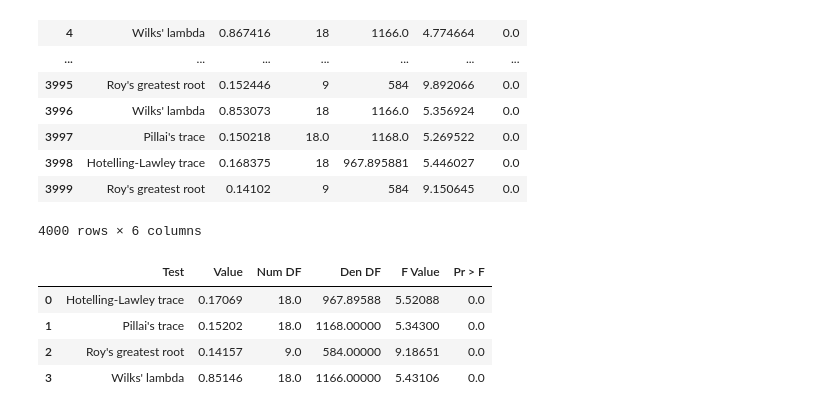
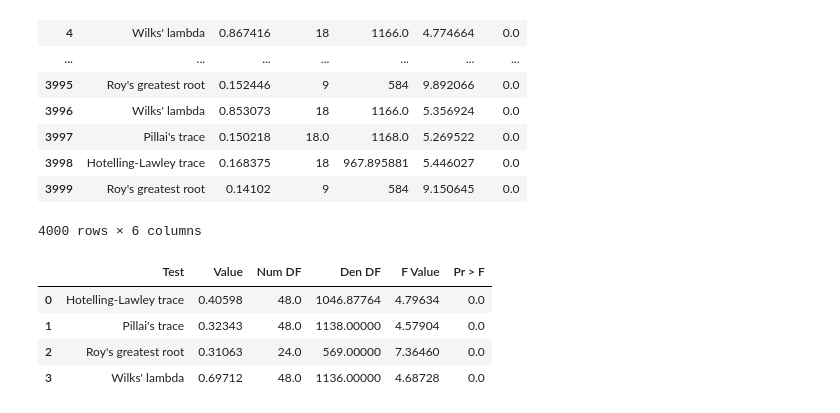
Before and after one commit to Jmartingar/Half_life, a Jupyter notebook: src/statistical_tests/manova_iter.ipynb, the cells around one changed output. Cells and saved outputs as stored; diff of their text form; code cells hidden in the pictures.

Commit message:
test estadisticos corregidos

```diff
--- a/src/statistical_tests/manova_iter.ipynb
+++ b/src/statistical_tests/manova_iter.ipynb
@@ -97,11 +97,11 @@ res_prop_list[cols] = res_prop_list[cols].apply(pd.to_numeric, errors='coerce')
 res_amino_list[cols] = res_amino_list[cols].apply(pd.to_numeric, errors='coerce')
 res_all_list[cols] = res_all_list[cols].apply(pd.to_numeric, errors='coerce')
 # %%
-promedios = res_prop_list.groupby('Test').mean(numeric_only=True).reset_index()
+promedios = res_all_list.groupby('Test').mean(numeric_only=True).reset_index()
 promedios.round(5)
 # %% [output]
 |  | Test | Value | Num DF | Den DF | F Value | Pr > F |
-| 0 | Hotelling-Lawley trace | 0.17069 | 18.0 | 967.89588 | 5.52088 | 0.0 |
-| 1 | Pillai's trace | 0.15202 | 18.0 | 1168.00000 | 5.34300 | 0.0 |
-| 2 | Roy's greatest root | 0.14157 | 9.0 | 584.00000 | 9.18651 | 0.0 |
-| 3 | Wilks' lambda | 0.85146 | 18.0 | 1166.00000 | 5.43106 | 0.0 |
+| 0 | Hotelling-Lawley trace | 0.40598 | 48.0 | 1046.87764 | 4.79634 | 0.0 |
+| 1 | Pillai's trace | 0.32343 | 48.0 | 1138.00000 | 4.57904 | 0.0 |
+| 2 | Roy's greatest root | 0.31063 | 24.0 | 569.00000 | 7.36460 | 0.0 |
+| 3 | Wilks' lambda | 0.69712 | 48.0 | 1136.00000 | 4.68728 | 0.0 |
```
Also changed, not shown: parts of 3 cells of this notebook, 14 other files.
